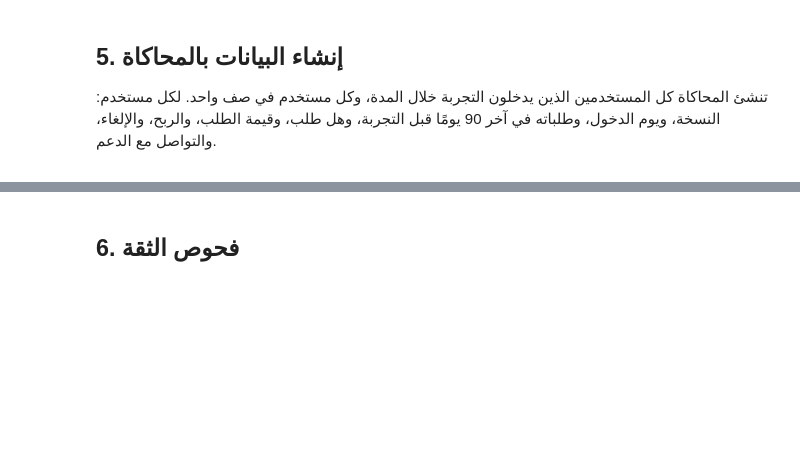
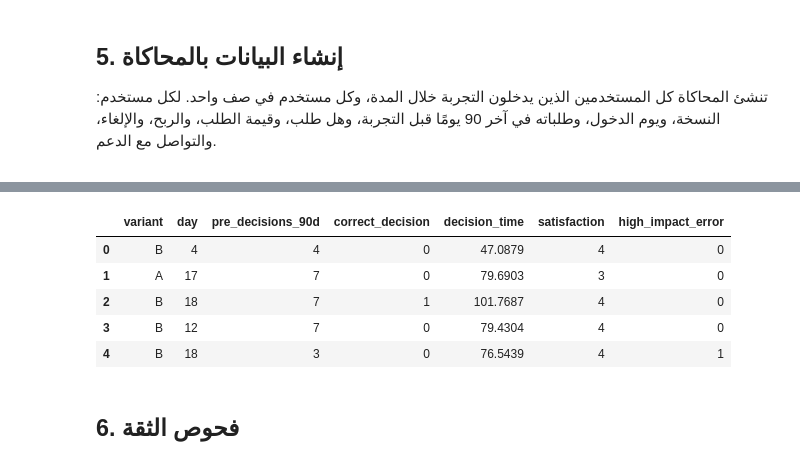
Before and after one commit to fadiyahalanazi/ai-decision-making-ab-test, a Jupyter notebook: Copy_of_المشروع_الختامي.ipynb, the cells around one changed output, grey strips where cells are left out. Drawn from its saved outputs; the diff is of its cells as text; code cells hidden in the pictures; blank space fills up the shorter version.

```diff
--- a/Copy_of_المشروع_الختامي.ipynb
+++ b/Copy_of_المشروع_الختامي.ipynb
@@ -272,35 +302,91 @@ for label, n_g in [("في المدة المخططة", n_planned), ("إذا اك
 
 </div>
 # %%
+
 def simulate_experiment(cfg, duration_days):
-    """كل المستخدمين الذين يدخلون خلال مدة التجربة (المدة مضروبة في عدد المستخدمين اليومي)."""
+    """محاكاة أثر توصيات AI على دقة قرارات الأعمال."""
+
     r = np.random.default_rng(cfg["seed"])
     n = duration_days * cfg["daily_new_users"]
-    is_b = (r.random(n) < cfg["treatment_share"]).astype(int)
+
+    # توزيع المستخدمين بين A و B
+    is_b = (
+        r.random(n) < cfg["treatment_share"]
+    ).astype(int)
+
     day = r.integers(1, duration_days + 1, n)
-    activity = r.normal(0, 1, n)                                             # نشاط المستخدم (لا نقيسه مباشرة)
+
+    # اختلاف مستوى خبرة المستخدمين
+    experience = r.normal(0, 1, n)
+
     base = cfg["baseline_conversion"]
-    logit = np.log(base / (1 - base)) + cfg["activity_strength"] * activity
+    logit = (
+        np.log(base / (1 - base))
+        + cfg["activity_strength"] * experience
+    )
+
     p0 = 1 / (1 + np.exp(-logit))
-    p0 = np.clip(p0 * base / p0.mean(), 0, 1)                                # نضبط المتوسط ليساوي خط الأساس
-    pre_orders_90d = r.poisson(5 * p0 / base)                                # الطلبات في آخر 90 يومًا
-    lift = cfg["true_lift_abs"] * (1 + cfg["novelty_boost"] * np.exp(-(day - 1) / 3))
-    ordered = r.binomial(1, np.clip(p0 + lift * is_b, 0, 1))
-    value = np.maximum(10, r.normal(cfg["order_value_mean"] + cfg["order_value_effect"] * is_b, cfg["order_value_sd"]))
-    order_value = np.where(ordered == 1, value, np.nan)
-    revenue = ordered * value
-    profit = ordered * (cfg["margin"] * value - cfg["extra_cost_per_order_b"] * is_b)
-    cancelled = np.where(ordered == 1, r.binomial(1, np.clip(cfg["cancel_rate"] + cfg["cancel_effect"] * is_b, 0, 1)), np.nan)
-    support = r.binomial(1, np.clip(cfg["support_rate"] + cfg["support_effect"] * is_b, 0, 1))
-    df = pd.DataFrame({"variant": np.where(is_b == 1, "B", "A"), "day": day, "pre_orders_90d": pre_orders_90d,
-                       "ordered": ordered, "order_value": order_value, "revenue": revenue, "profit": profit,
-                       "cancelled": cancelled, "contacted_support": support})
-    if cfg["srm_bug_share"] > 0:                                              # خلل: سجلات ضائعة من B لقليلي النشاط
-        lost = (df["variant"] == "B") & (activity < 0) & (r.random(n) < cfg["srm_bug_share"] * 2)
+    p0 = np.clip(p0 * base / p0.mean(), 0, 1)
+
+    # عدد القرارات السابقة كمؤشر للخبرة
+    pre_decisions_90d = r.poisson(
+        5 * p0 / base
+    )
+
+    # أثر توصيات الذكاء الاصطناعي
+    lift = cfg["true_lift_abs"] * (
+        1 + cfg["novelty_boost"]
+        * np.exp(-(day - 1) / 3)
+    )
+
+    # هل القرار صحيح؟
+    correct_decision = r.binomial(
+        1, np.clip(p0 + lift * is_b, 0, 1)
+    )
+
+    # زمن اتخاذ القرار بالثواني
+    decision_time = np.maximum(
+        10, r.normal(90 - 15 * is_b, 20, n)
+    )
+
+    # رضا المستخدم: من 1 إلى 5
+    satisfaction = np.clip(
+        np.rint(r.normal(
+            3.5 + 0.3 * is_b, 0.8, n
+        )),
+        1, 5
+    ).astype(int)
+
+    # قرارات خاطئة عالية الأثر
+    high_impact_error = (
+        (correct_decision == 0)
+        & (r.random(n) < 0.20)
+    ).astype(int)
+
+    df = pd.DataFrame({
+        "variant": np.where(is_b == 1, "B", "A"),
+        "day": day,
+        "pre_decisions_90d": pre_decisions_90d,
+        "correct_decision": correct_decision,
+        "decision_time": decision_time,
+        "satisfaction": satisfaction,
+        "high_impact_error": high_impact_error
+    })
+
+    # محاكاة خلل محتمل في توزيع العينة
+    if cfg["srm_bug_share"] > 0:
+        lost = (
+            (df["variant"] == "B")
+            & (experience < 0)
+            & (r.random(n) < cfg["srm_bug_share"] * 2)
+        )
         df = df[~lost]
+
     return df.reset_index(drop=True)
 
 
 data = simulate_experiment(CONFIG, days)
+
 say(f"عدد المستخدمين: {len(data):,}")
 data.head()
+# %% [output]
@@ -307,3 +394,9 @@ data.head()
+|  | variant | day | pre_decisions_90d | correct_decision | decision_time | satisfaction | high_impact_error |
+| 0 | B | 4 | 4 | 0 | 47.0879 | 4 | 0 |
+| 1 | A | 17 | 7 | 0 | 79.6903 | 3 | 0 |
+| 2 | B | 18 | 7 | 1 | 101.7687 | 4 | 0 |
+| 3 | B | 12 | 7 | 0 | 79.4304 | 4 | 0 |
+| 4 | B | 18 | 3 | 0 | 76.5439 | 4 | 1 |
 # %% [markdown]
 <div dir="rtl">
 
```
Also changed, not shown: parts of 18 cells of this notebook.
